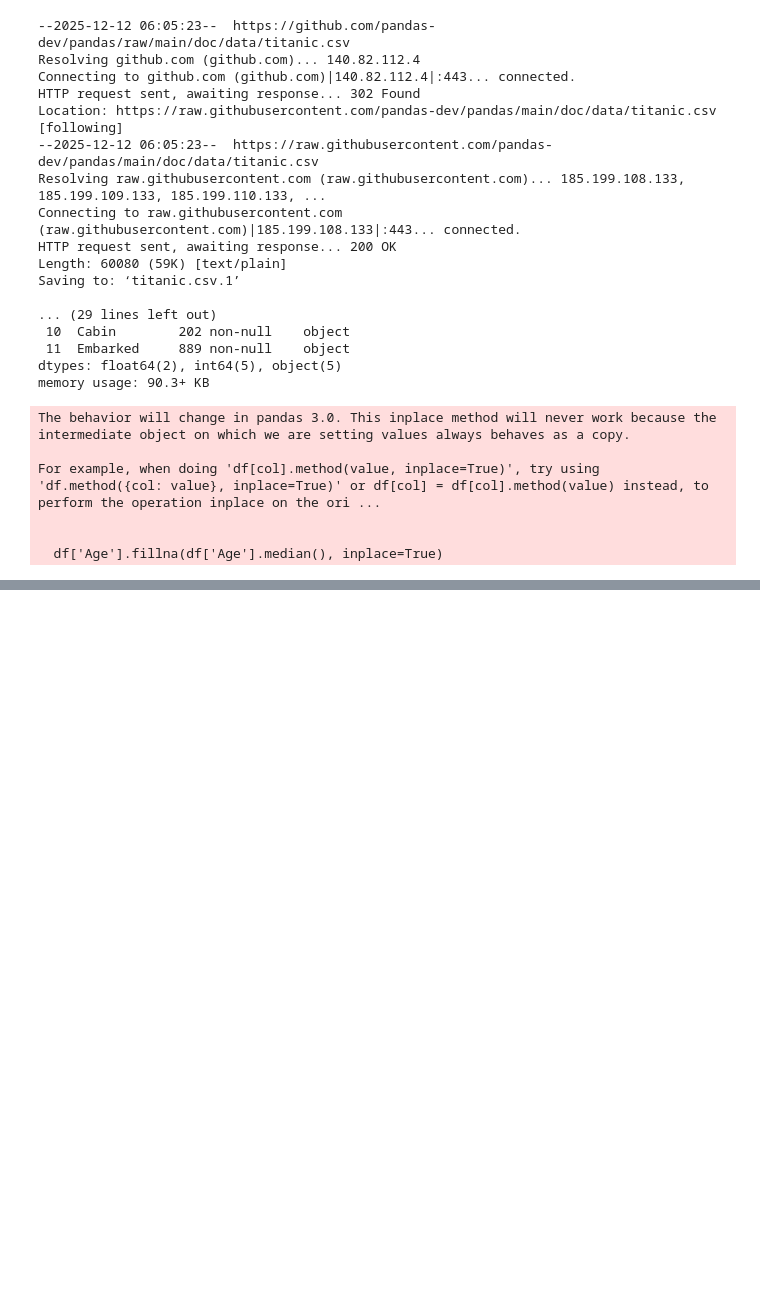
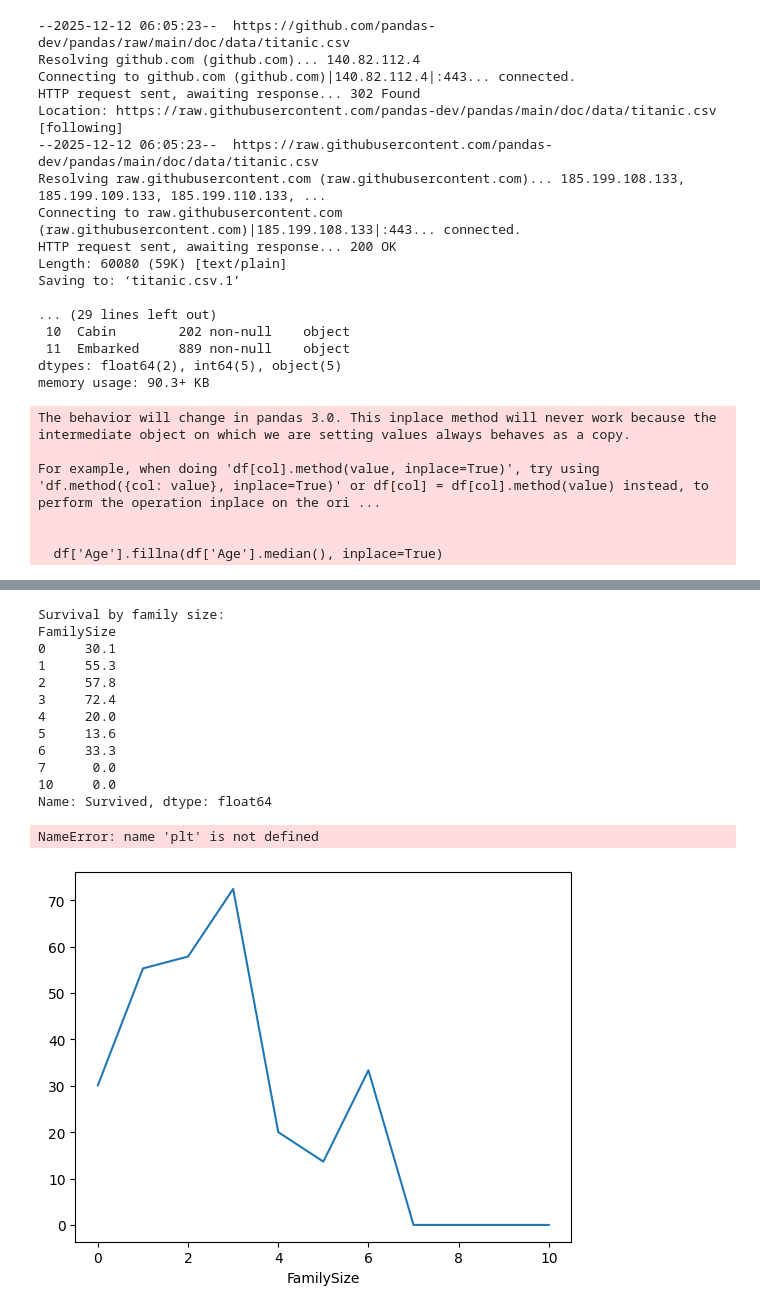
Before and after one commit to amadisalarico-cpu/ds220-project2, a Jupyter notebook: Untitled0.ipynb, the cells around one changed output, grey strips where cells are left out. Saved outputs shown, nothing was run; the diff lists cells and outputs as text; code cells hidden in the pictures; blank space fills up the shorter version.

```diff
--- a/Untitled0.ipynb
+++ b/Untitled0.ipynb
@@ -45,0 +91,25 @@ For example, when doing 'df[col].method(value, inplace=True)', try using 'df.met
+# %%
+# Q4: Solo travelers vs families?
+df['FamilySize'] = df['SibSp'] + df['Parch']
+family_survive = df.groupby('FamilySize')['Survived'].mean() * 100
+print("Survival by family size:")
+print(family_survive.round(1))
+family_survive.plot()
+plt.title('Survival Rate by Family Size')
+plt.ylabel('% Survived')
+plt.show()
+# %% [output]
+Survival by family size:
+FamilySize
+0     30.1
+1     55.3
+2     57.8
+3     72.4
+4     20.0
+5     13.6
+6     33.3
+7      0.0
+10     0.0
+Name: Survived, dtype: float64
+NameError: name 'plt' is not defined
+[figure, added]
```
Also changed, not shown: parts of 5 cells of this notebook.
